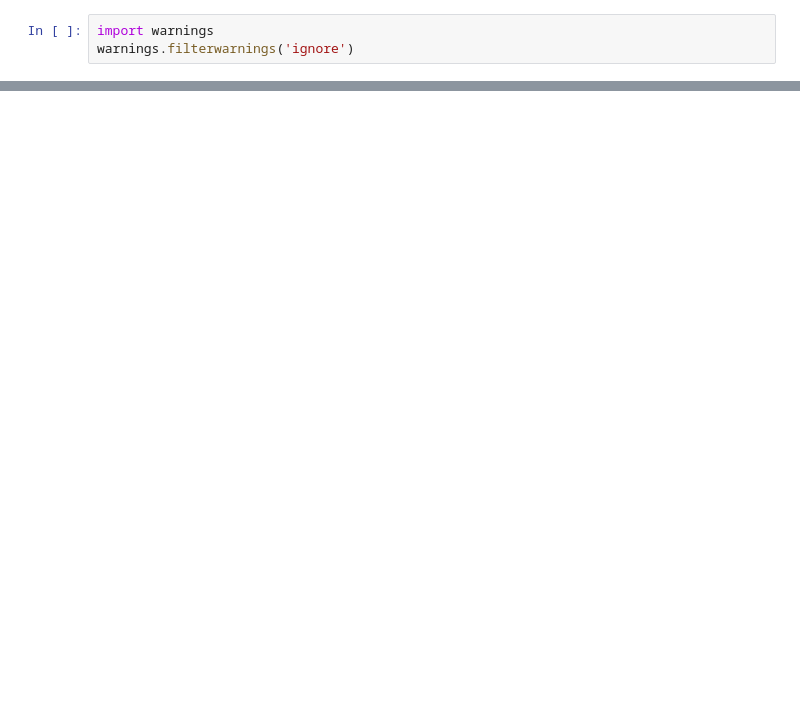
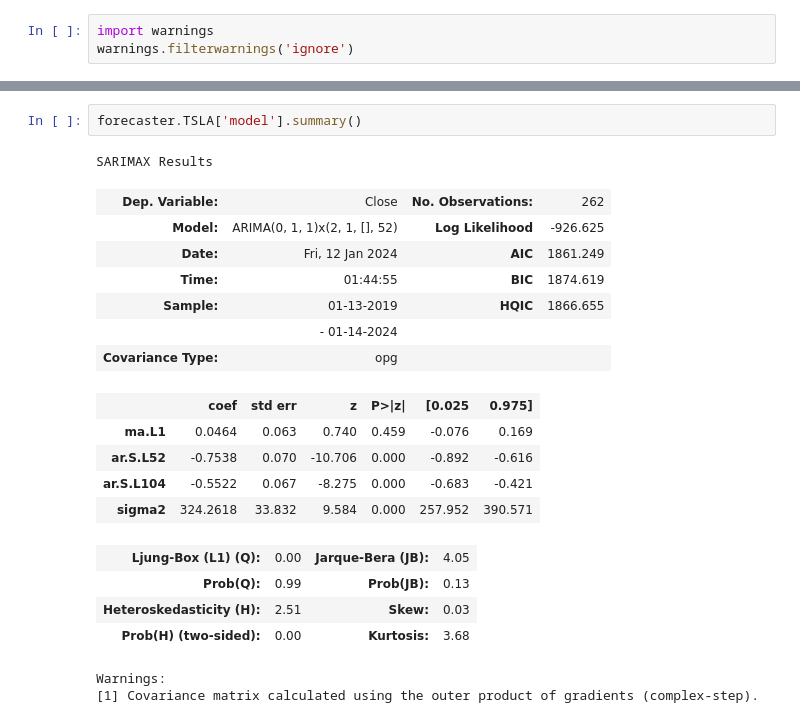
Before and after one commit to sienlonglim/financial_analysis_forecasting, a Jupyter notebook: p1_SARIMA_forecasting.ipynb, the cells around one changed output, grey strips where cells are left out. Drawn from its saved outputs; the diff is of its cells as text; blank space fills up the shorter version.

```diff
--- a/p1_SARIMA_forecasting.ipynb
+++ b/p1_SARIMA_forecasting.ipynb
@@ -339,2 +354,24 @@ forecaster.plot_forecast(forecast_only=True)
+# %%
+forecaster.TSLA['model'].summary()
+# %% [output]
+SARIMAX Results
+| Dep. Variable: | Close | No. Observations: | 262 |
+| Model: | ARIMA(0, 1, 1)x(2, 1, [], 52) | Log Likelihood | -926.625 |
+| Date: | Fri, 12 Jan 2024 | AIC | 1861.249 |
+| Time: | 01:44:55 | BIC | 1874.619 |
+| Sample: | 01-13-2019 | HQIC | 1866.655 |
+|  | - 01-14-2024 |  |  |
+| Covariance Type: | opg |  |  |
+|  | coef | std err | z | P>|z| | [0.025 | 0.975] |
+| ma.L1 | 0.0464 | 0.063 | 0.740 | 0.459 | -0.076 | 0.169 |
+| ar.S.L52 | -0.7538 | 0.070 | -10.706 | 0.000 | -0.892 | -0.616 |
+| ar.S.L104 | -0.5522 | 0.067 | -8.275 | 0.000 | -0.683 | -0.421 |
+| sigma2 | 324.2618 | 33.832 | 9.584 | 0.000 | 257.952 | 390.571 |
+| Ljung-Box (L1) (Q): | 0.00 | Jarque-Bera (JB): | 4.05 |
+| Prob(Q): | 0.99 | Prob(JB): | 0.13 |
+| Heteroskedasticity (H): | 2.51 | Skew: | 0.03 |
+| Prob(H) (two-sided): | 0.00 | Kurtosis: | 3.68 |
+Warnings:
+[1] Covariance matrix calculated using the outer product of gradients (complex-step).
 # %%
 forecaster.find_max_profit()
```
Also changed, not shown: parts of 6 cells of this notebook, 3 other files.
